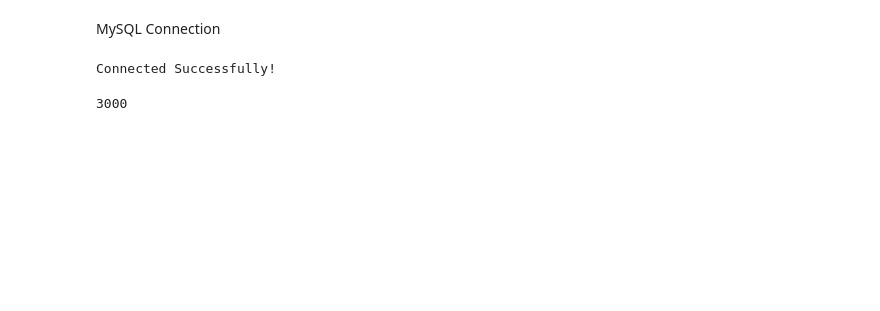
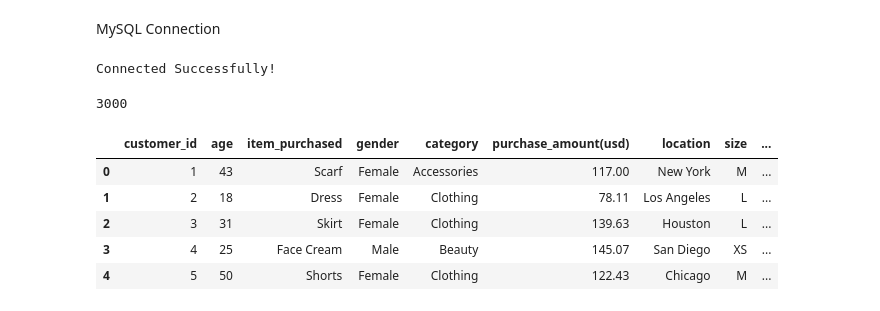
Before and after one commit to AbirHasanRawvy/Customer_Behaviour_Analysis, a Jupyter notebook: BussinessAlalysis/customer.ipynb, the cells around one changed output. Saved outputs shown, nothing was run; the diff lists cells and outputs as text; code cells hidden in the pictures; blank space fills up the shorter version.

```diff
--- a/BussinessAlalysis/customer.ipynb
+++ b/BussinessAlalysis/customer.ipynb
@@ -271,3 +246,14 @@ df.to_sql(
 )
 # %% [output]
 3000
+# %%
+df1 = pd.read_sql("select * from customer limit 5" , engine)
+# %%
+df1.head()
+# %% [output]
+|  | customer_id | age | item_purchased | gender | category | purchase_amount(usd) | location | size | ... |
+| 0 | 1 | 43 | Scarf | Female | Accessories | 117.00 | New York | M | ... |
+| 1 | 2 | 18 | Dress | Female | Clothing | 78.11 | Los Angeles | L | ... |
+| 2 | 3 | 31 | Skirt | Female | Clothing | 139.63 | Houston | L | ... |
+| 3 | 4 | 25 | Face Cream | Male | Beauty | 145.07 | San Diego | XS | ... |
+| 4 | 5 | 50 | Shorts | Female | Clothing | 122.43 | Chicago | M | ... |
```
Also changed, not shown: parts of 3 cells of this notebook, 1 other file.
